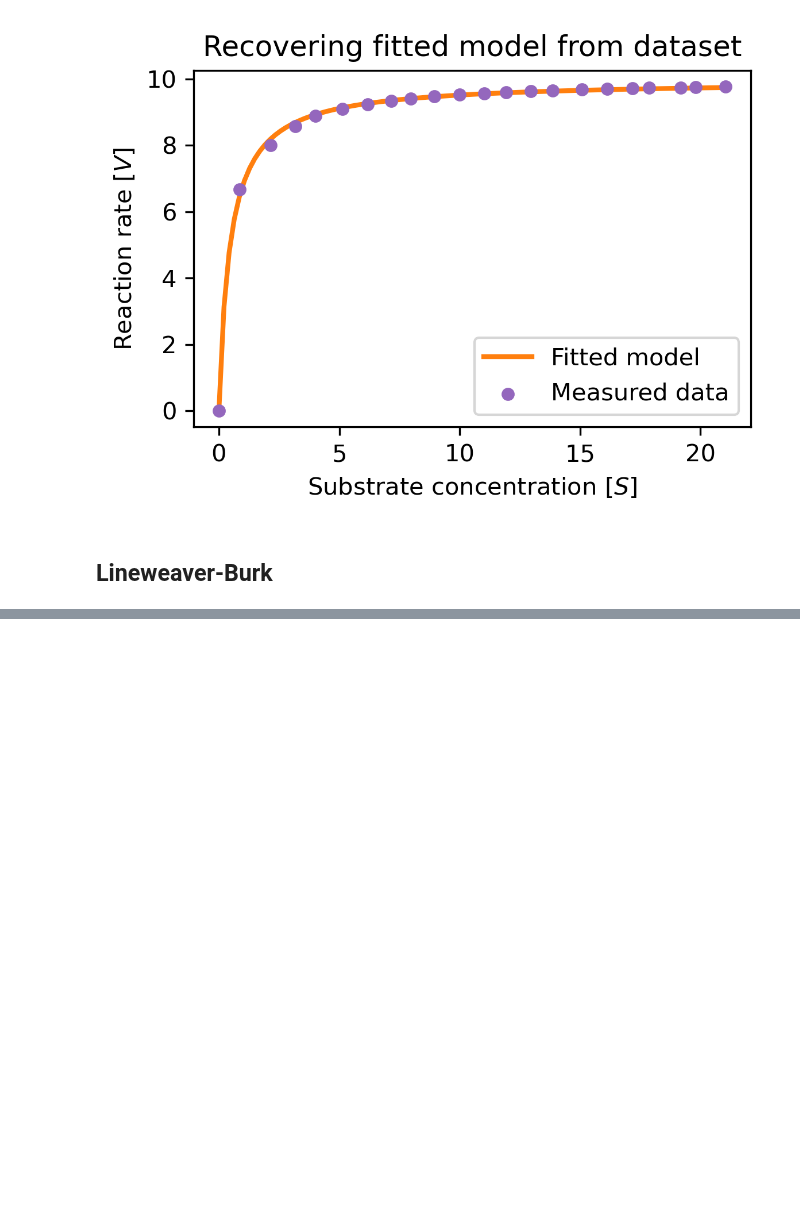
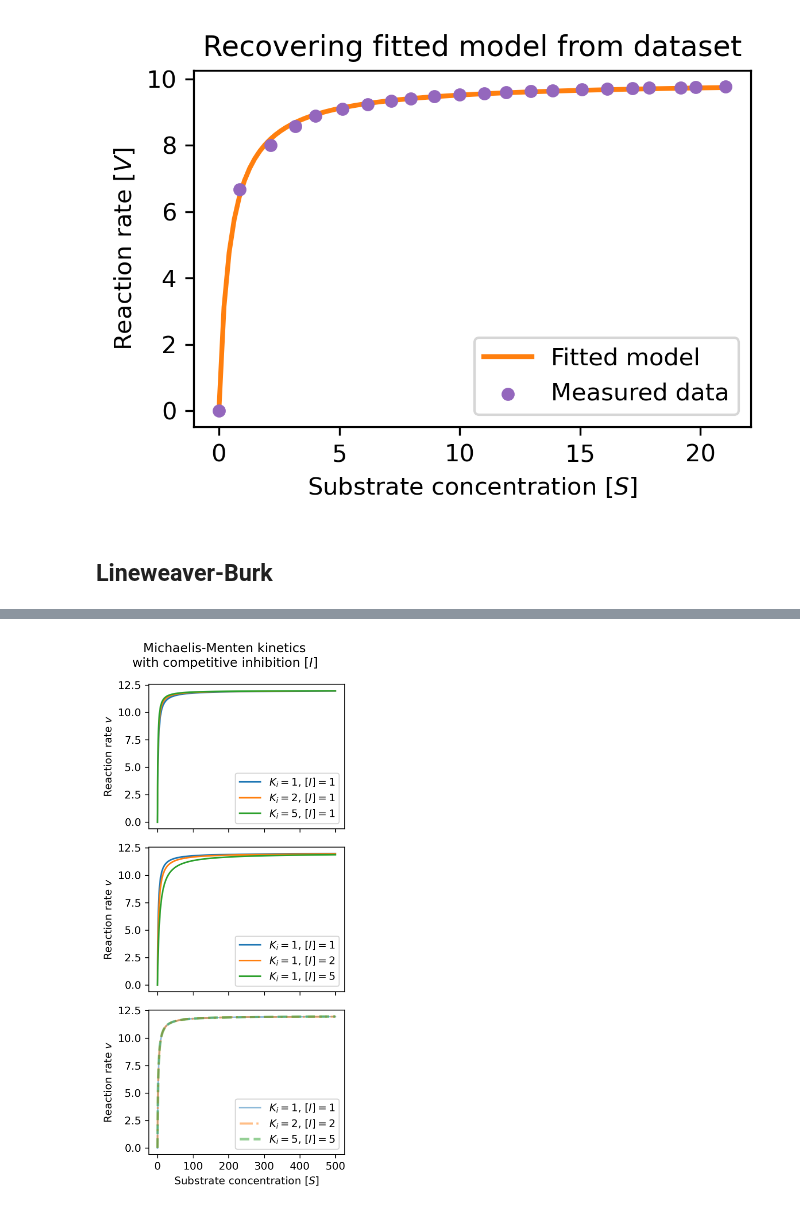
Before and after one commit to jonas4climate/metabolic-cellular-modelling, a Jupyter notebook: assignment1.ipynb, the cells around one changed output, grey strips where cells are left out. Cells and saved outputs as stored; diff of their text form; code cells hidden in the pictures; blank space fills up the shorter version.

```diff
--- a/assignment1.ipynb
+++ b/assignment1.ipynb
@@ -132,3 +146,46 @@ fig.savefig(f'{MEDIA_PATH}/lineweaver_burk.png', bbox_inches='tight')
+# %%
+def michaelis_menten_inhibition(substrate, inhibitor, km, vmax, ki, inhib_type):
+    if inhib_type == 'competitive':
+        return vmax * substrate / ((1 + inhibitor/ki) * km + substrate)
+    elif inhib_type == 'uncompetitive':
+        return vmax * substrate / (km + (1 + inhibitor/ki) * substrate)
+    elif inhib_type == 'noncompetitive':
+        return vmax * substrate / ((1 + inhibitor/ki) * (km + substrate))
+# %%
+km = 1
+vmax = 12
+substrate = np.linspace(0, 500, 1000)
+inhib_type = 'competitive'
+
+fig, axs = plt.subplots(3, 1, figsize=(3.5, 7.5), dpi=300, layout='tight', sharex=True)
+kis = [1, 2, 5]
+inhibitors = [1, 1, 1]
+for inhibitor, ki in zip(inhibitors, kis):
+    v = michaelis_menten_inhibition(substrate, inhibitor, km, vmax, ki, inhib_type)
+    axs[0].plot(substrate, v, label=f'$K_i={ki}$, $[I]={inhibitor}$')
+
+kis = [1, 1, 1]
+inhibitors = [1, 2, 5]
+for inhibitor, ki in zip(inhibitors, kis):
+    v = michaelis_menten_inhibition(substrate, inhibitor, km, vmax, ki, inhib_type)
+    axs[1].plot(substrate, v, label=f'$K_i={ki}$, $[I]={inhibitor}$')
+
+kis = [1, 2, 5]
+inhibitors = [1, 2, 5]
+linestyles = ['-', '-.', '--']
+linewidths = [1.5, 2, 2.5]
+for inhibitor, ki, ls, lw in zip(inhibitors, kis, linestyles, linewidths):
+    v = michaelis_menten_inhibition(substrate, inhibitor, km, vmax, ki, inhib_type)
+    axs[2].plot(substrate, v, label=f'$K_i={ki}$, $[I]={inhibitor}$', linestyle=ls, alpha=0.5, linewidth=lw)
+for ax in axs:
+    ax.set_ylabel('Reaction rate $v$')
+    ax.legend()
+axs[-1].set_xlabel('Substrate concentration $[S]$')
+fig.suptitle(f'Michaelis-Menten kinetics\nwith {inhib_type} inhibition $[I]$')
+
+fig.savefig(f'{MEDIA_PATH}/michaelis_menten_inhibition.png', bbox_inches='tight')
+# %% [output]
+[figure, added]
 # %%
 fh.close()
 sh.close()
```
Also changed, not shown: parts of 8 cells of this notebook, 2 other files.
